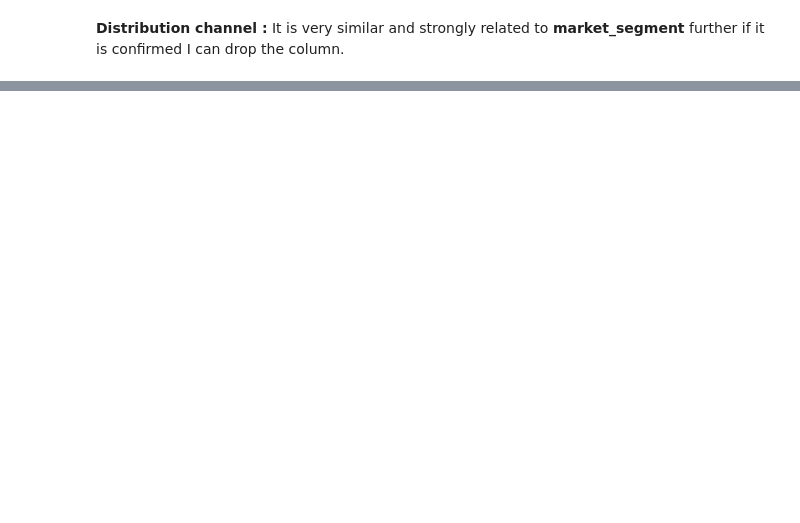
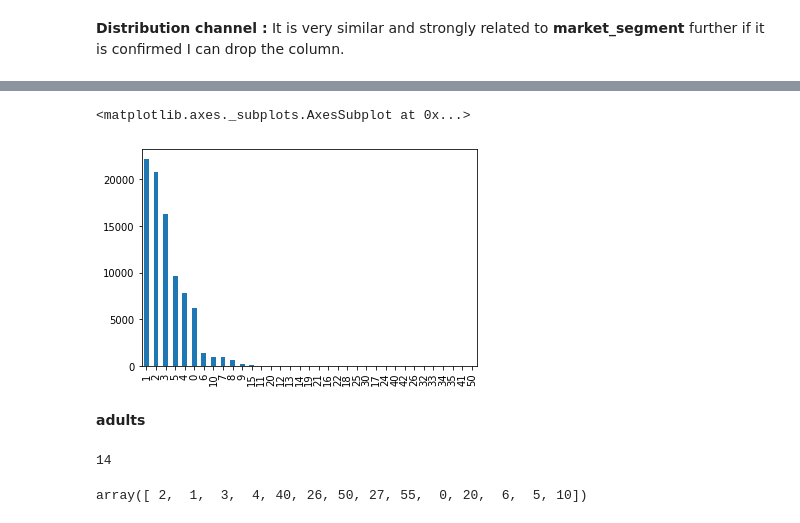
Before and after one commit to SaiMeghanaGoud/EDA-capstone-project, a Jupyter notebook: Copy_of_Hotel_Booking_Analysis_Capstone_Project.ipynb, the cells around one changed output, grey strips where cells are left out. Cells and saved outputs as stored; diff of their text form; code cells hidden in the pictures; blank space fills up the shorter version.

```diff
--- a/Copy_of_Hotel_Booking_Analysis_Capstone_Project.ipynb
+++ b/Copy_of_Hotel_Booking_Analysis_Capstone_Project.ipynb
@@ -545,0 +622,14 @@ df['reservation_status'].value_counts().plot.bar()
+# %%
+df['stays_in_week_nights'].value_counts().plot.bar()
+# %% [output]
+<matplotlib.axes._subplots.AxesSubplot at 0x...>
+[figure, added]
+# %% [markdown]
+**adults**
+# %%
+#let's check unique no of adults
+print(df['adults'].nunique())
+df['adults'].unique()
+# %% [output]
+14
+array([ 2,  1,  3,  4, 40, 26, 50, 27, 55,  0, 20,  6,  5, 10])
```
Also changed, not shown: parts of 60 cells of this notebook.
